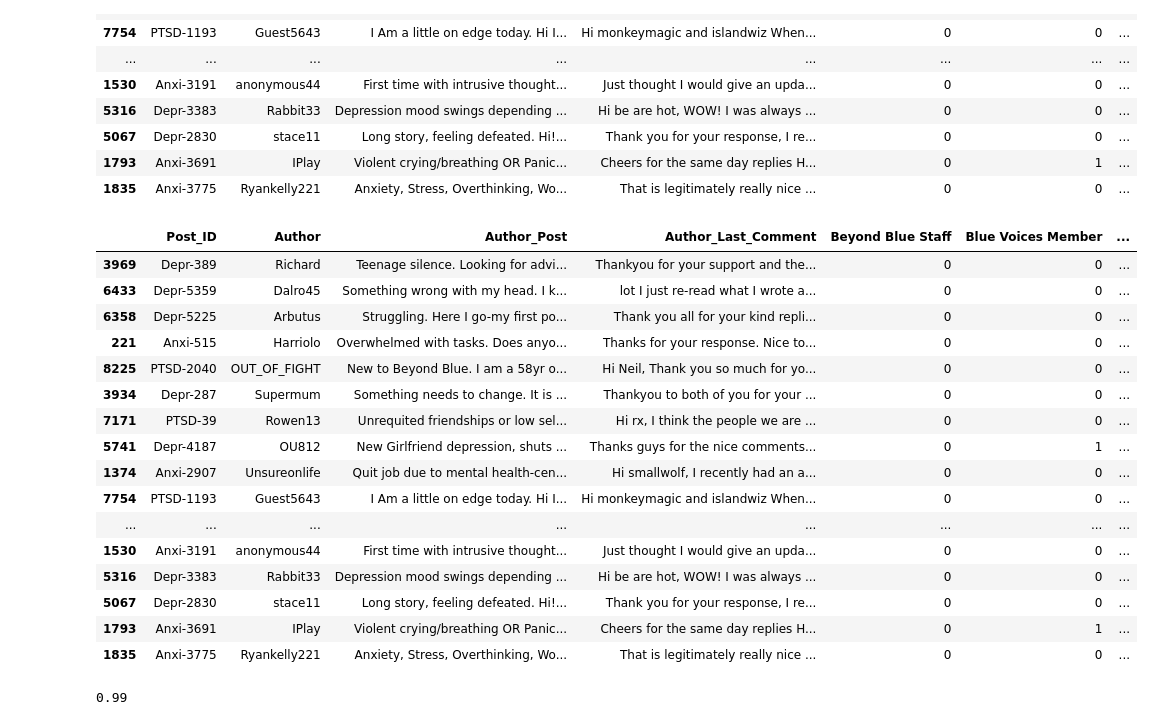
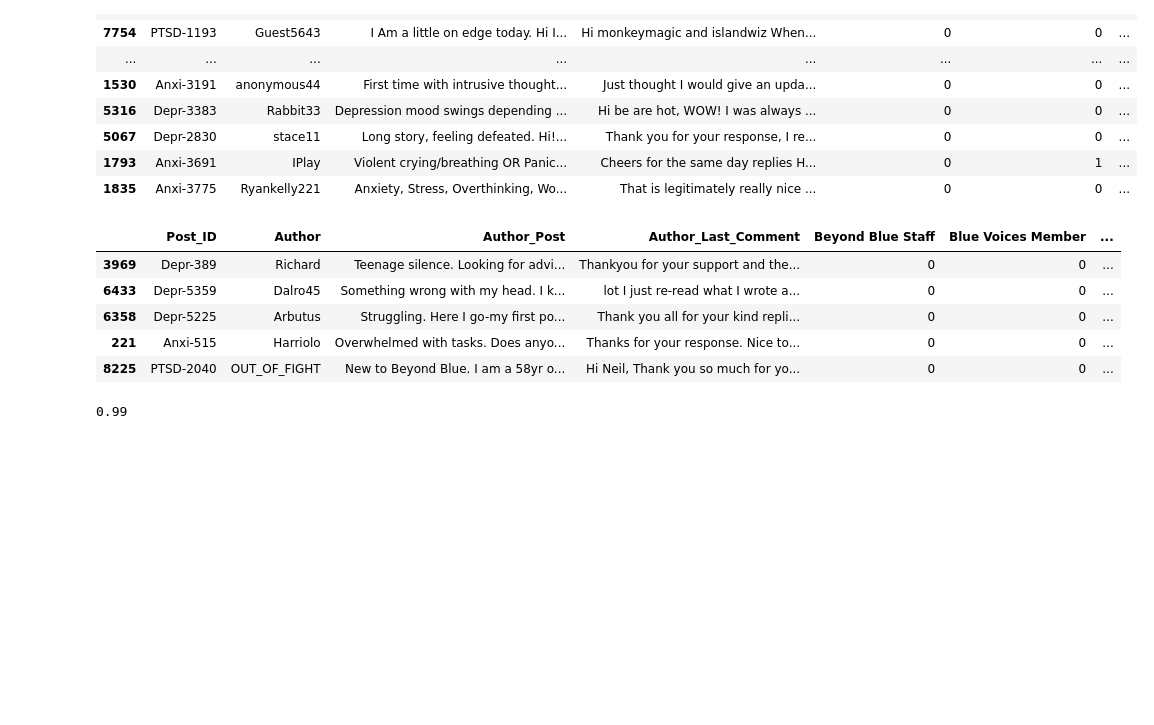
Before and after one commit to PutraAryotama/research_project, a Jupyter notebook: mental_health_severity.ipynb, the cells around one changed output. Saved outputs shown, nothing was run; the diff lists cells and outputs as text; code cells hidden in the pictures; blank space fills up the shorter version.

Commit message:
created the 4 tables for mental health severity analysis

```diff
--- a/mental_health_severity.ipynb
+++ b/mental_health_severity.ipynb
@@ -875,31 +687,20 @@ sample_mental_health_severity_table_1
 # %%
 sample_mental_health_severity_table_2 = mental_health_severity_table.sample(50, random_state=42).copy()
 # add VAD scores to mental_health_severity_table
 sample_mental_health_severity_table_2[['Post_Valence', 'Post_Arousal', 'Post_Dominance']] = sample_mental_health_severity_table_2['Author_Post'].apply(lambda x: pd.Series(vad2(x, polar_subset=True)))
 sample_mental_health_severity_table_2[['Comment_Valence', 'Comment_Arousal', 'Comment_Dominance']] = sample_mental_health_severity_table_2['Author_Last_Comment'].apply(lambda x: pd.Series(vad2(x, polar_subset=True)))
 # add VAD scores diff between post and comment
 # sample_mental_health_severity_table['Valence_Diff'] = sample_mental_health_severity_table['Comment_Valence'] - sample_mental_health_severity_table['Post_Valence']
 # sample_mental_health_severity_table['Arousal_Diff'] = sample_mental_health_severity_table['Comment_Arousal'] - sample_mental_health_severity_table['Post_Arousal']
 # sample_mental_health_severity_table['Dominance_Diff'] = sample_mental_health_severity_table['Comment_Dominance'] - sample_mental_health_severity_table['Post_Dominance']
-sample_mental_health_severity_table_2
+sample_mental_health_severity_table_2.head()
 # %% [output]
 |  | Post_ID | Author | Author_Post | Author_Last_Comment | Beyond Blue Staff | Blue Voices Member | ... |
 | 3969 | Depr-389 | Richard | Teenage silence. Looking for advi... | Thankyou for your support and the... | 0 | 0 | ... |
 | 6433 | Depr-5359 | Dalro45 | Something wrong with my head. I k... | lot I just re-read what I wrote a... | 0 | 0 | ... |
 | 6358 | Depr-5225 | Arbutus | Struggling. Here I go-my first po... | Thank you all for your kind repli... | 0 | 0 | ... |
 | 221 | Anxi-515 | Harriolo | Overwhelmed with tasks. Does anyo... | Thanks for your response. Nice to... | 0 | 0 | ... |
 | 8225 | PTSD-2040 | OUT_OF_FIGHT | New to Beyond Blue. I am a 58yr o... | Hi Neil, Thank you so much for yo... | 0 | 0 | ... |
-| 3934 | Depr-287 | Supermum | Something needs to change. It is ... | Thankyou to both of you for your ... | 0 | 0 | ... |
-| 7171 | PTSD-39 | Rowen13 | Unrequited friendships or low sel... | Hi rx, I think the people we are ... | 0 | 0 | ... |
-| 5741 | Depr-4187 | OU812 | New Girlfriend depression, shuts ... | Thanks guys for the nice comments... | 0 | 1 | ... |
-| 1374 | Anxi-2907 | Unsureonlife | Quit job due to mental health-cen... | Hi smallwolf, I recently had an a... | 0 | 0 | ... |
-| 7754 | PTSD-1193 | Guest5643 | I Am a little on edge today. Hi I... | Hi monkeymagic and islandwiz When... | 0 | 0 | ... |
-| ... | ... | ... | ... | ... | ... | ... | ... |
-| 1530 | Anxi-3191 | anonymous44 | First time with intrusive thought... | Just thought I would give an upda... | 0 | 0 | ... |
-| 5316 | Depr-3383 | Rabbit33 | Depression mood swings depending ... | Hi be are hot, WOW! I was always ... | 0 | 0 | ... |
-| 5067 | Depr-2830 | stace11 | Long story, feeling defeated. Hi!... | Thank you for your response, I re... | 0 | 0 | ... |
-| 1793 | Anxi-3691 | IPlay | Violent crying/breathing OR Panic... | Cheers for the same day replies H... | 0 | 1 | ... |
-| 1835 | Anxi-3775 | Ryankelly221 | Anxiety, Stress, Overthinking, Wo... | That is legitimately really nice ... | 0 | 0 | ... |
 # %%
 float((sample_mental_health_severity_table_1.iloc[:,12:] == sample_mental_health_severity_table_2.iloc[:,12:]).values.sum()/(len(sample_mental_health_severity_table_1.iloc[:,12:].columns)*len(sample_mental_health_severity_table_1)))
 # %% [output]
```
Also changed, not shown: parts of 5 cells of this notebook.
